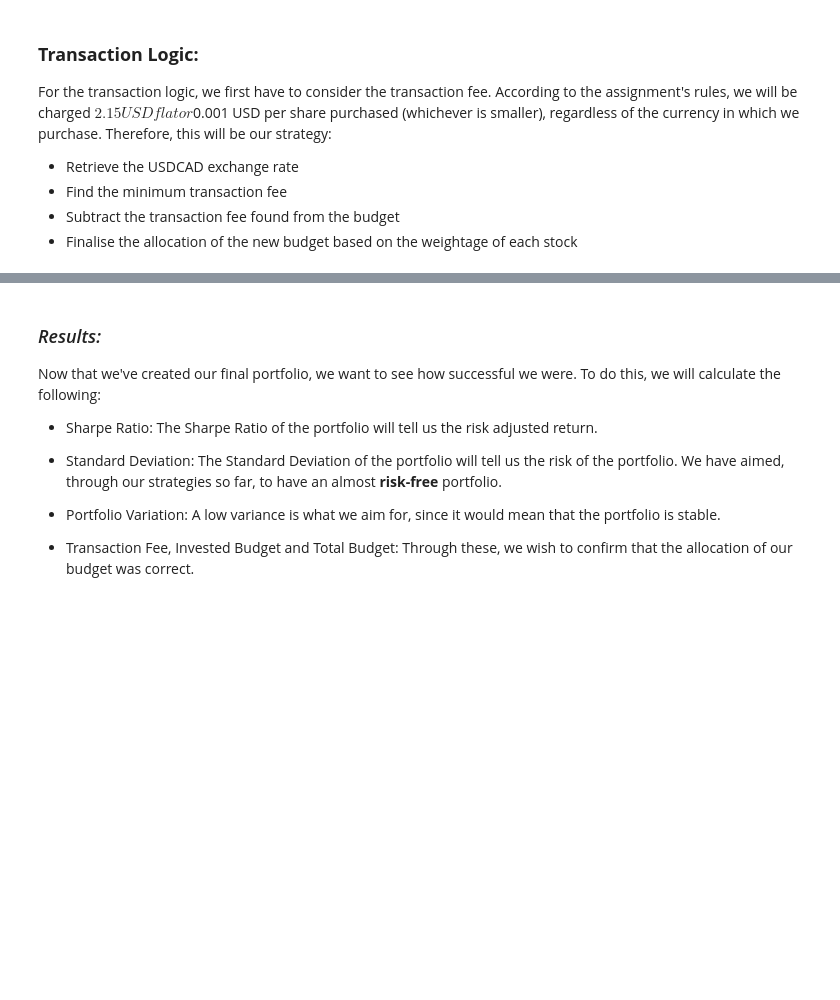
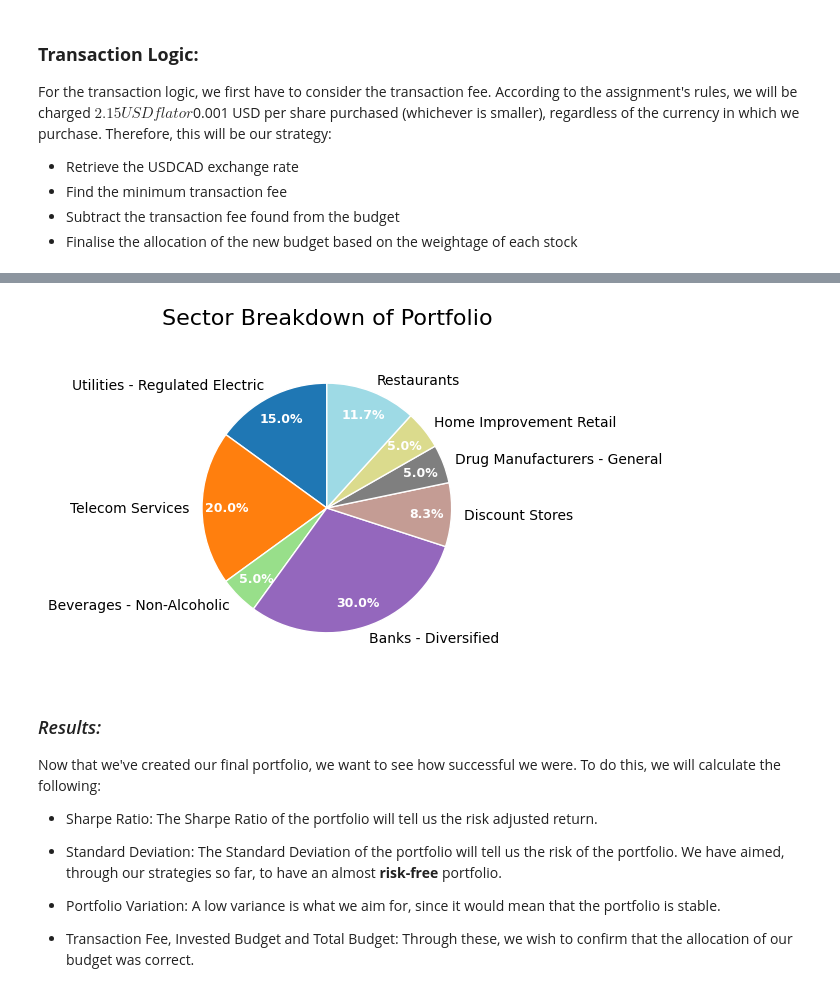
Before and after one commit to jayshah0403/CFM-Group-Project-Risk-Free, a Jupyter notebook: Team_XX_Assignment (2) (3) (5) (5).ipynb, the cells around one changed output, grey strips where cells are left out. Cells and saved outputs as stored; diff of their text form; code cells hidden in the pictures; blank space fills up the shorter version.

```diff
--- a/Team_XX_Assignment (2) (3) (5) (5).ipynb
+++ b/Team_XX_Assignment (2) (3) (5) (5).ipynb
@@ -704,3 +753,41 @@ df_complete
+# %%
+# Pie chart illustrating the % allocation in each sector
+
+weights_sector = []
+for i in sectors:
+    sector_total = 0
+    for j in range(num_tickers):
+        if industry.iloc[j] == i:
+            sector_total += weights[j]
+    weights_sector.append(sector_total)
+
+plt.figure(figsize=(6, 6))
+colors = plt.cm.tab20(np.linspace(0, 1, len(sectors)))
+
+wedges, texts, autotexts = plt.pie(
+    weights_sector,
+    labels=sectors,
+    autopct="%1.1f%%",
+    startangle=90,
+    colors=colors,
+    pctdistance=0.8,
+    wedgeprops=dict(edgecolor="w")
+)
+
+plt.title("Sector Breakdown of Portfolio", fontsize=16, pad=20)
+
+for text in texts:
+    text.set_fontsize(10)
+
+for autotext in autotexts:
+    autotext.set_color('white')
+    autotext.set_fontsize(9)
+    autotext.set_weight('bold')
+
+plt.tight_layout()
+plt.show()
+# %% [output]
+[figure, added]
 # %% [markdown]
 ### *Results:*
 
```
Also changed, not shown: parts of 18 cells of this notebook, 1 other file.
